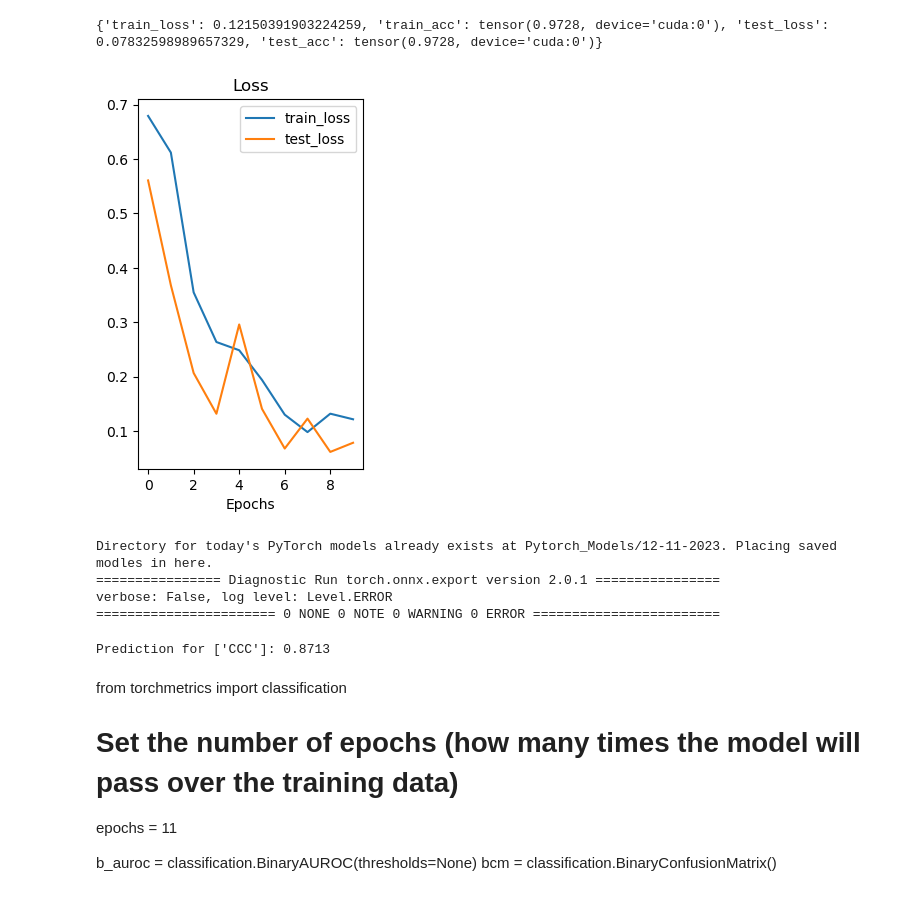
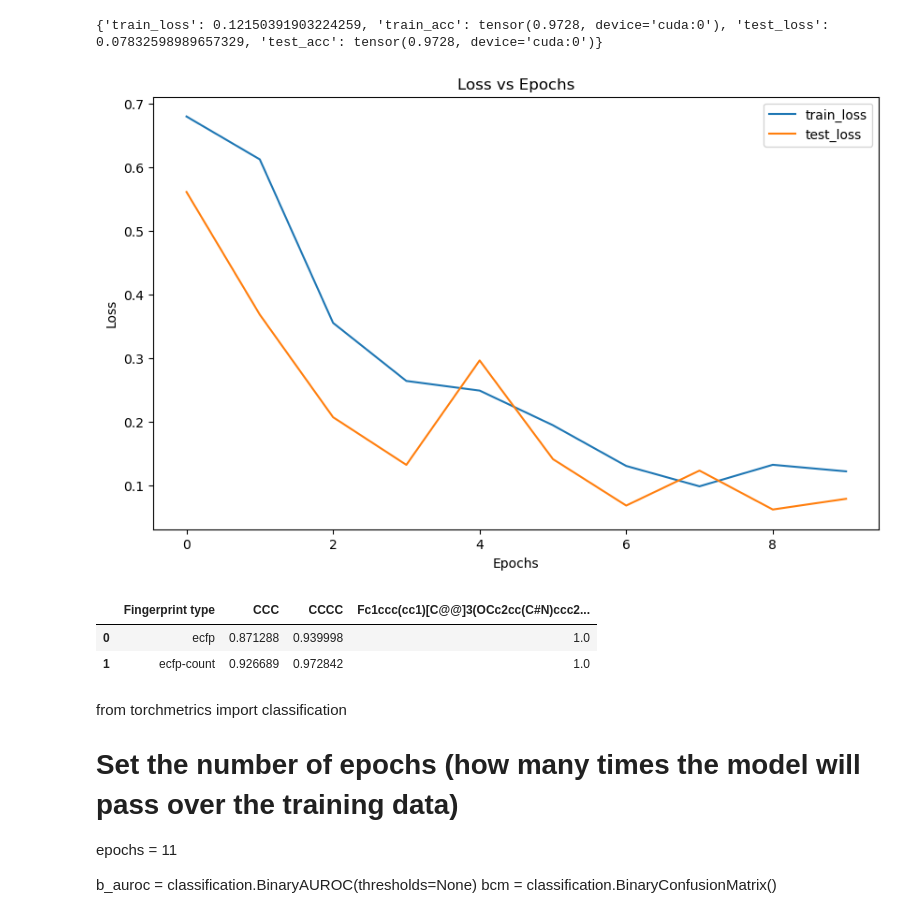
Before and after one commit to leftwinglow/Honours, a Jupyter notebook: pytorch_DILI.ipynb, the cells around one changed output. Saved outputs shown, nothing was run; the diff lists cells and outputs as text; code cells hidden in the pictures.

Commit message:
Function to do PyTorch inference on any pretrained pytorch model for any series of smiles and any series of fingerprint methodologies finished

```diff
--- a/pytorch_DILI.ipynb
+++ b/pytorch_DILI.ipynb
@@ -200,55 +213,64 @@ print(model0_final_results)
 # %%
 import matplotlib.pyplot as plt
 
 
 def plot_loss_curve(results: dict[str, list[float]]):
     train_loss = results["train_loss"]
     test_loss = results["test_loss"]
 
     # Plot loss
-    plt.subplot(1, 2, 1)
+    plt.figure(figsize=(10, 6))
     plt.plot(train_loss, label="train_loss")
     plt.plot(test_loss, label="test_loss")
-    plt.title("Loss")
+    plt.title("Loss vs Epochs")
+    plt.ylabel("Loss")
     plt.xlabel("Epochs")
     plt.legend()
 
 
 plot_loss_curve(model0_results)
 # %% [output]
-[figure, old version]
+[figure, new version]
 # %%
-from Modules import Save_PyTorch_Models
+# from Modules import Save_PyTorch_Models
 
-dummy_data = torch.rand([1, 2048])
+# dummy_data = torch.rand([1, 2048])
 
-dummy_data.shape
+# dummy_data.shape
 
-Save_PyTorch_Models.save(model0, "DILIst", dummy_data.to(device))
+# Save_PyTorch_Models.save(model0, "DILIst", dummy_data.to(device))
-# %% [output]
-Directory for today's PyTorch models already exists at Pytorch_Models/12-11-2023. Placing saved modles in here.
-================ Diagnostic Run torch.onnx.export version 2.0.1 ================
-verbose: False, log level: Level.ERROR
-======================= 0 NONE 0 NOTE 0 WARNING 0 ERROR ========================
+# %%
+from Modules import Fingerprint_Comparator
+
+validation_smiles = ["CCC", "CCCC", "Fc1ccc(cc1)[C@@]3(OCc2cc(C#N)ccc23)CCCN(C)C"]
+
+Fingerprint_Comparator.PyTorch_Pretrained(validation_smiles, model0).regular_fingerprint(["ecfp", ])
+# %% [output]
+|  | Fingerprint type | CCC | CCCC | Fc1ccc(cc1)[C@@]3(OCc2cc(C#N)ccc2... |
+| 0 | ecfp | 0.871288 | 0.939998 | 1.0 |
+| 1 | ecfp-count | 0.926689 | 0.972842 | 1.0 |
 # %%
-## Assuming you have loaded_model and device available
+# ## Assuming you have loaded_model and device available
 
-from Modules import Fingerprint_Generator
+# from Modules import Fingerprint_Generator
 
-validation_smiles = ["CCC"]
-# validation_smiles = ["CCC", "CCCC"]
+# validation_smiles = ["CCC", "CCCC", "Fc1ccc(cc1)[C@@]3(OCc2cc(C#N)ccc23)CCCN(C)C"]
 
-validation_fp = Fingerprint_Generator.Smiles_To_Fingerprint(validation_smiles, fingerprint).astype(torch.Tensor)
-validation_fp = validation_fp.squeeze(1).to(device)
+# def evaluate_smiles(model, input_smiles):
+#     scores = {}
+#     validation_fp = Fingerprint_Generator.Smiles_To_Fingerprint(input_smiles, fingerprint).astype(torch.Tensor).squeeze(1).to(device)
+#     with torch.no_grad():
+#         model0.eval()
+#         for i, input in enumerate(validation_fp):
+#             output = model(input)
+#             scores.update({round(output.item(), 3): validation_smiles[i]})
+#             # scores.append(output.item())
+#         return scores
 
-with torch.no_grad():
-    model0.eval()
-    output = model0(validation_fp)
-    prediction = output.item()
+# print(evaluate_smiles(model0, validation_smiles))
 
-print(f"Prediction for {validation_smiles}: {prediction:.4f}")
+
+# # print(f"Prediction for {validation_smiles}: {prediction:.3f}")
-# %% [output]
-Prediction for ['CCC']: 0.8713
 # %% [markdown]
 from torchmetrics import classification
 
```
Also changed, not shown: parts of 4 cells of this notebook, 3 other files.
